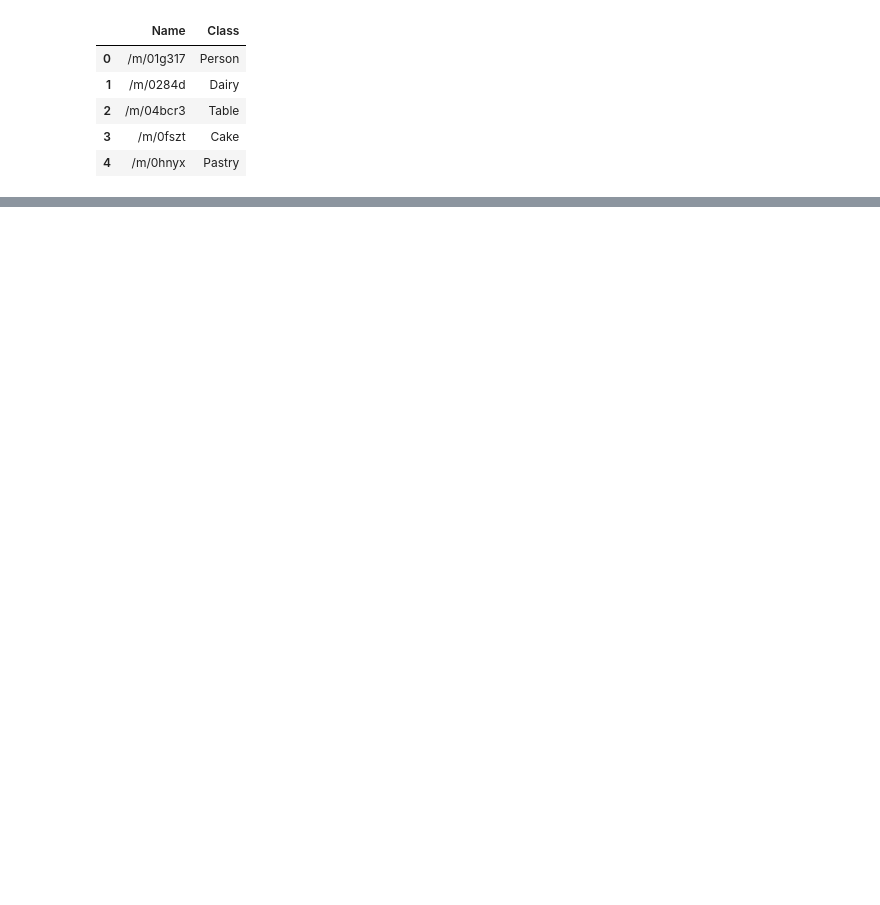
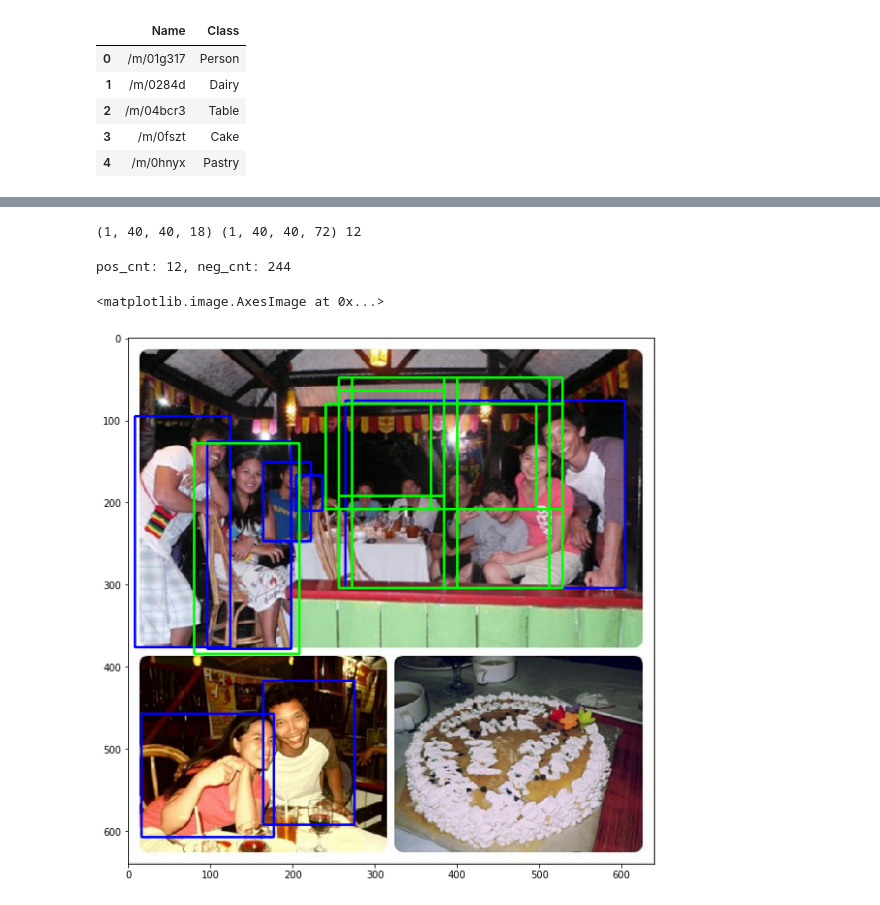
Before and after one commit to Tushar-K24/Emotion-Detection, a Jupyter notebook: EmotionDetection/modules_test.ipynb, the cells around one changed output, grey strips where cells are left out. Cells and saved outputs as stored; diff of their text form; code cells hidden in the pictures; blank space fills up the shorter version.

```diff
--- a/EmotionDetection/modules_test.ipynb
+++ b/EmotionDetection/modules_test.ipynb
@@ -78,0 +137,40 @@ cls_labels
+# %%
+print(y_rpn_cls.shape, y_rpn_regr.shape, num_pos)
+# %% [output]
+(1, 40, 40, 18) (1, 40, 40, 72) 12
+# %%
+anchor_ratios = C.anchor_box_ratios
+anchor_scales = C.anchor_box_scales
+pos_cnt,neg_cnt=0,0
+downscale = C.rpn_stride
+bboxes = np.where(y_rpn_cls[:,:,:,:9])
+for i in range(len(bboxes[0])):
+    w_idx, h_idx = bboxes[1][i], bboxes[2][i]
+    if y_rpn_cls[0,w_idx,h_idx,bboxes[3][i]+9]:
+        bbox_type='pos'
+        pos_cnt+=1
+    else:
+        bbox_type='neg'
+        neg_cnt+=1
+    anchor_scale_idx = bboxes[3][i]//len(anchor_ratios)
+    anchor_ratio_idx = bboxes[3][i]%len(anchor_ratios)
+    w = anchor_scales[anchor_scale_idx]*anchor_ratios[anchor_ratio_idx][0]
+    h = anchor_scales[anchor_scale_idx]*anchor_ratios[anchor_ratio_idx][1]
+    x1 = int(downscale*w_idx - w/2)
+    y1 = int(downscale*h_idx - h/2)
+    x2 = int(downscale*w_idx + w/2)
+    y2 = int(downscale*h_idx + h/2)
+    if bbox_type=='pos':
+        color = (0,255,0)
+    #else:
+    #    color = (0,0,255)
+        cv2.rectangle(img,(x1,y1),(x2,y2),color,2)
+print("pos_cnt: {}, neg_cnt: {}".format(pos_cnt, neg_cnt))
+# %% [output]
+pos_cnt: 12, neg_cnt: 244
+# %%
+plt.figure(figsize=(10,10))
+plt.imshow(img[:,:,[2,1,0]])
+# %% [output]
+<matplotlib.image.AxesImage at 0x...>
+[figure, added]
```
Also changed, not shown: parts of 5 cells of this notebook.
